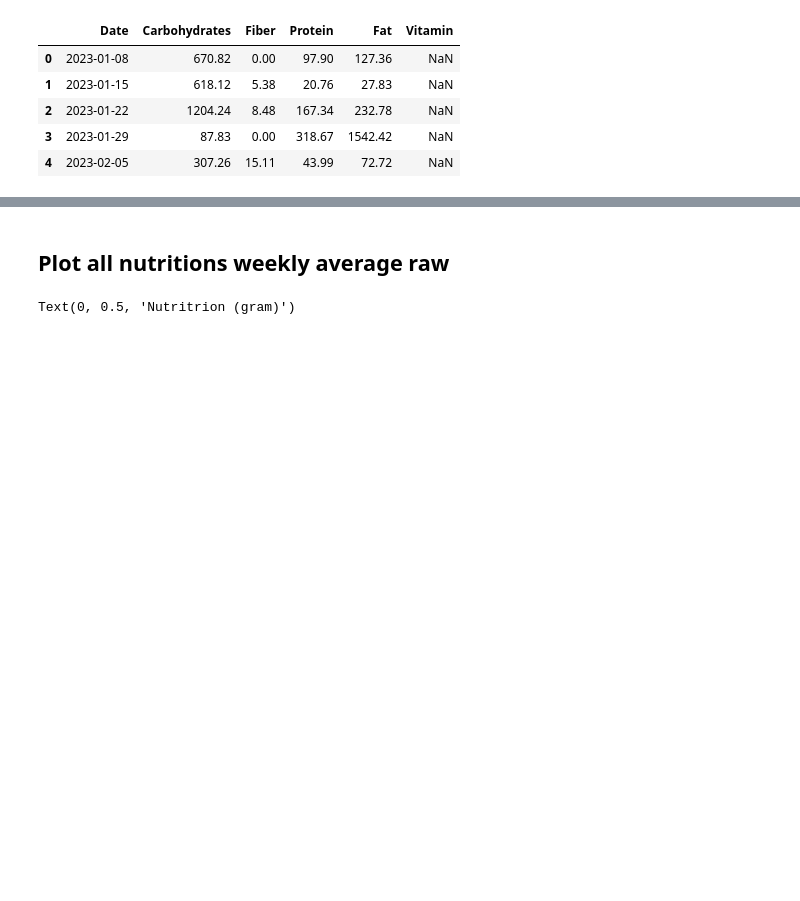
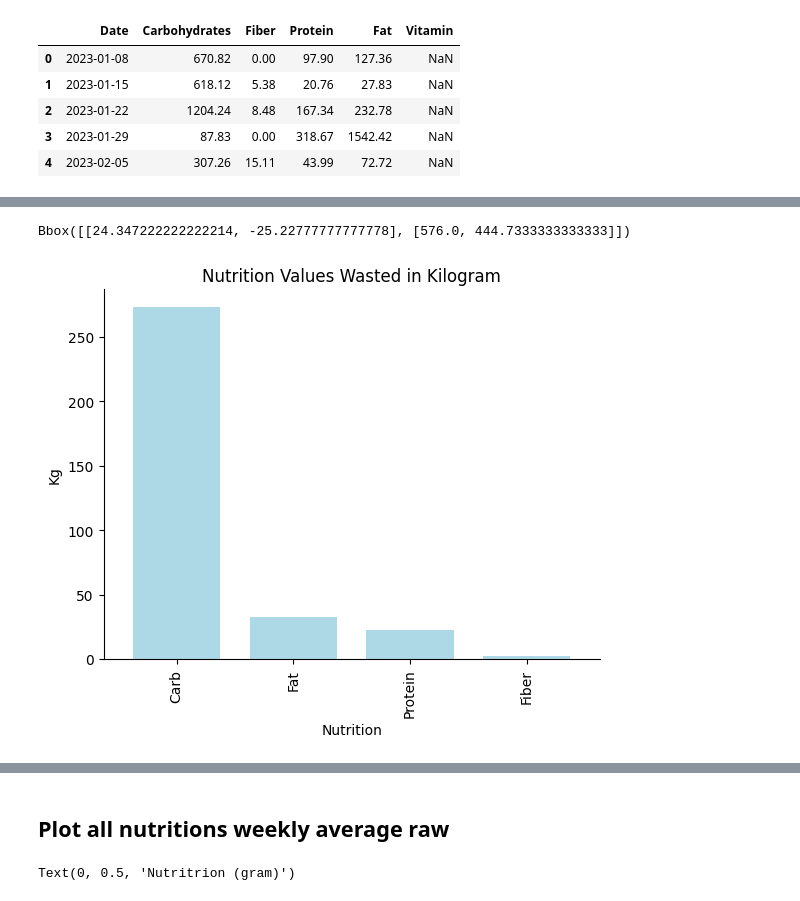
Before and after one commit to avetroque/nutrimatch, a Jupyter notebook: src/EDA.ipynb, the cells around one changed output, grey strips where cells are left out. Saved outputs shown, nothing was run; the diff lists cells and outputs as text; code cells hidden in the pictures; blank space fills up the shorter version.

```diff
--- a/src/EDA.ipynb
+++ b/src/EDA.ipynb
@@ -68,0 +140,17 @@ df2.head()
+# %%
+print(df_full['Carbohydrates (g)'].sum())
+print(df_full['Fat (g)'].sum())
+print(df_full['Protein (g)'].sum())
+print(df_full['Fiber (g)'].sum())
+
+a=df_full['Carbohydrates (g)'].sum()/1000
+b=df_full['Fat (g)'].sum()/1000
+c=df_full['Protein (g)'].sum()/1000
+d=df_full['Fiber (g)'].sum()/1000
+
+
+data = {'Nutrition': ['Carb', 'Fat', 'Protein','Fiber'],
+        'Total Gram': [a, b, c,d]}
+
+df_nutrition = pd.DataFrame(data)
+df_nutrition.head()
@@ -68,0 +167,16 @@ df2.head()
+# %%
+ax = df_nutrition.plot(kind='bar',color='lightblue', width=0.75, align='center',legend=False)
+ax.set_xticklabels(df_nutrition['Nutrition'])
+ax.spines['top'].set_visible(False)
+ax.spines['right'].set_visible(False)
+
+ax.set_xlabel('Nutrition')
+ax.set_ylabel('Kg')
+ax.set_title('Nutrition Values Wasted in Kilogram')
+yticks = np.linspace(ax.get_ylim()[0], ax.get_ylim()[1], 5)
+yticklabels = yticks
+
+ax.get_tightbbox()
+# %% [output]
+Bbox([[24.347222222222214, -25.22777777777778], [576.0, 444.7333333333333]])
+[figure, added]
```
Also changed, not shown: parts of 14 cells of this notebook.
